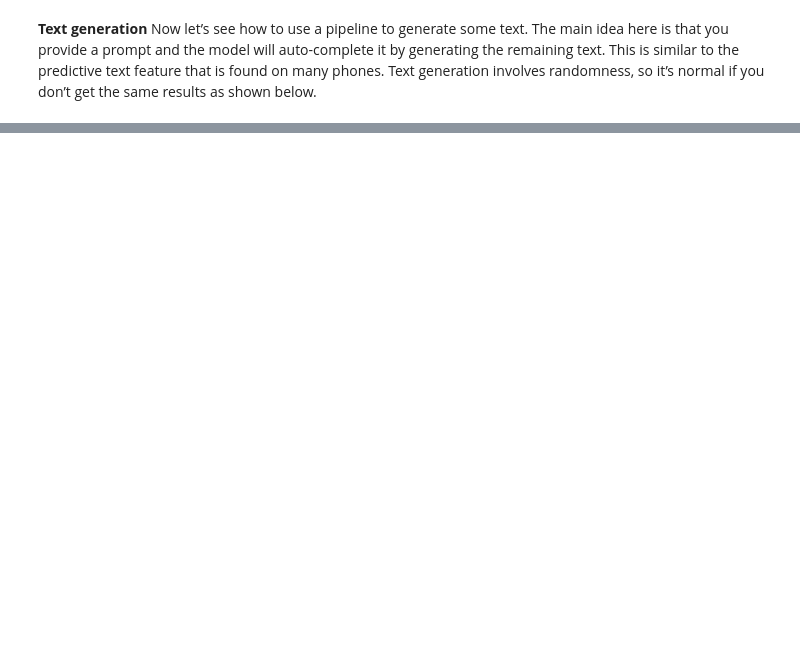
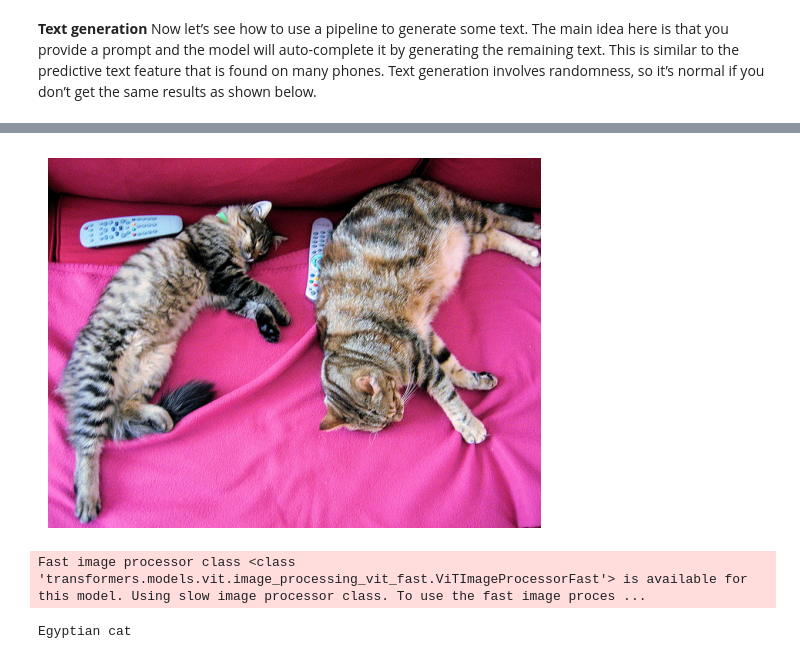
Before and after one commit to aelkhodary/AI_ML_Coders, a Jupyter notebook: Transformation_01.ipynb, the cells around one changed output, grey strips where cells are left out. Cells and saved outputs as stored; diff of their text form; code cells hidden in the pictures; blank space fills up the shorter version.

```diff
--- a/Transformation_01.ipynb
+++ b/Transformation_01.ipynb
@@ -26,0 +25,30 @@ Setting `pad_token_id` to `eos_token_id`:50256 for open-end generation.
+# %%
+from transformers import AutoImageProcessor, ViTForImageClassification
+import torch
+from datasets import load_dataset
+import matplotlib.pyplot as plt
+
+dataset = load_dataset("huggingface/cats-image", trust_remote_code=True)
+# Get the first image from the 'test' set
+image = dataset["test"]["image"][0]
+
+# Display the image
+plt.imshow(image)
+plt.axis('off')  # Remove axes
+plt.show()
+
+image_processor = AutoImageProcessor.from_pretrained("google/vit-base-patch16-224")
+model = ViTForImageClassification.from_pretrained("google/vit-base-patch16-224")
+
+inputs = image_processor(image, return_tensors="pt")
+
+with torch.no_grad():
+    logits = model(**inputs).logits
+
+# model predicts one of the 1000 ImageNet classes
+predicted_label = logits.argmax(-1).item()
+print(model.config.id2label[predicted_label])
+# %% [output]
+[figure, added]
+Fast image processor class <class 'transformers.models.vit.image_processing_vit_fast.ViTImageProcessorFast'> is available for this model. Using slow image processor class. To use the fast image proces ...
+Egyptian cat
```
Also changed, not shown: parts of 5 cells of this notebook.
